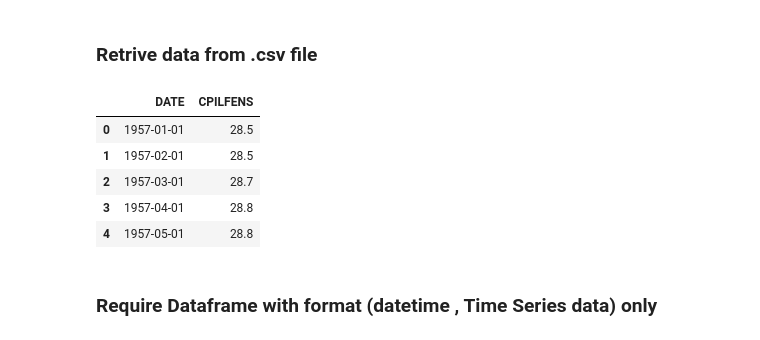
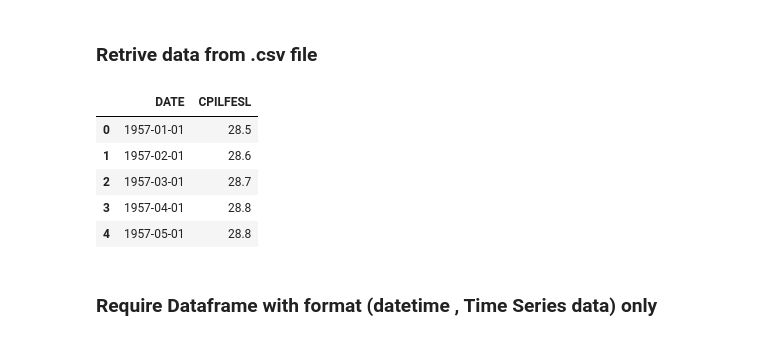
Before and after one commit to edmund844328/STAT4601_TimeSeriesForecasting, a Jupyter notebook: timeSeriesModelPy.ipynb, the cells around one changed output. Cells and saved outputs as stored; diff of their text form; code cells hidden in the pictures.

```diff
--- a/timeSeriesModelPy.ipynb
+++ b/timeSeriesModelPy.ipynb
@@ -27,14 +28,14 @@ register_matplotlib_converters()
 ### Retrive data from .csv file
 # %%
 #Read data
-csv_file = 'CPIUS.csv'
+csv_file = 'CPIUSSA.csv'
 df = pd.read_csv('DataSet\\'+csv_file)
 df.dropna(inplace=True)
 df.head()
 # %% [output]
-|  | DATE | CPILFENS |
+|  | DATE | CPILFESL |
 | 0 | 1957-01-01 | 28.5 |
-| 1 | 1957-02-01 | 28.5 |
+| 1 | 1957-02-01 | 28.6 |
 | 2 | 1957-03-01 | 28.7 |
 | 3 | 1957-04-01 | 28.8 |
 | 4 | 1957-05-01 | 28.8 |
```
Also changed, not shown: parts of 18 cells of this notebook, 6 other files.
